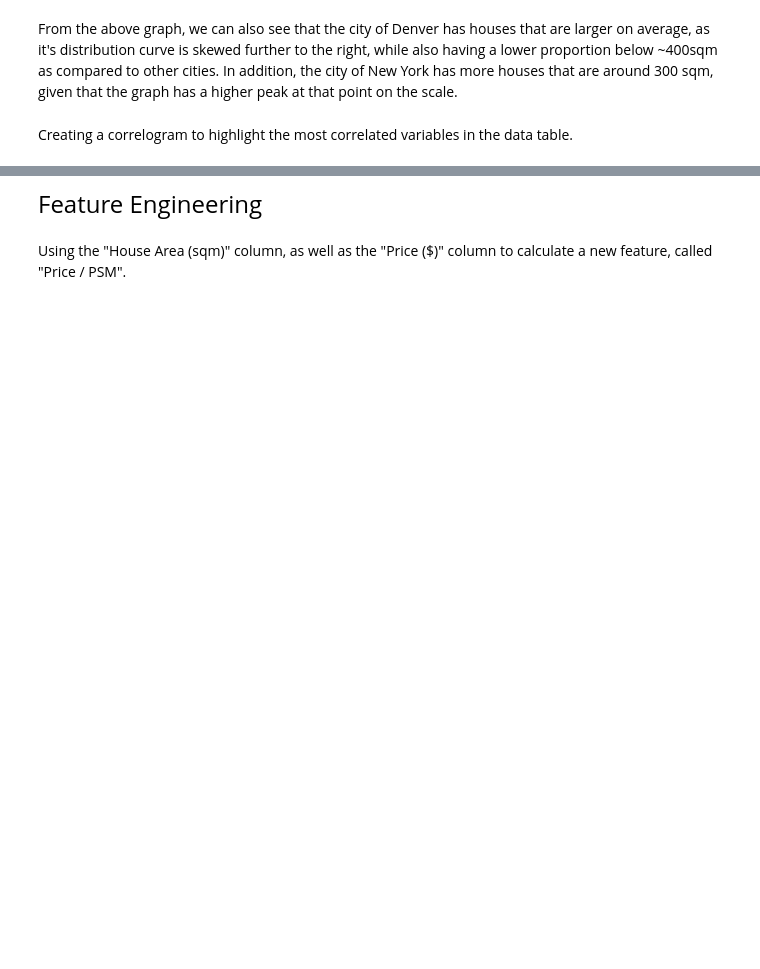
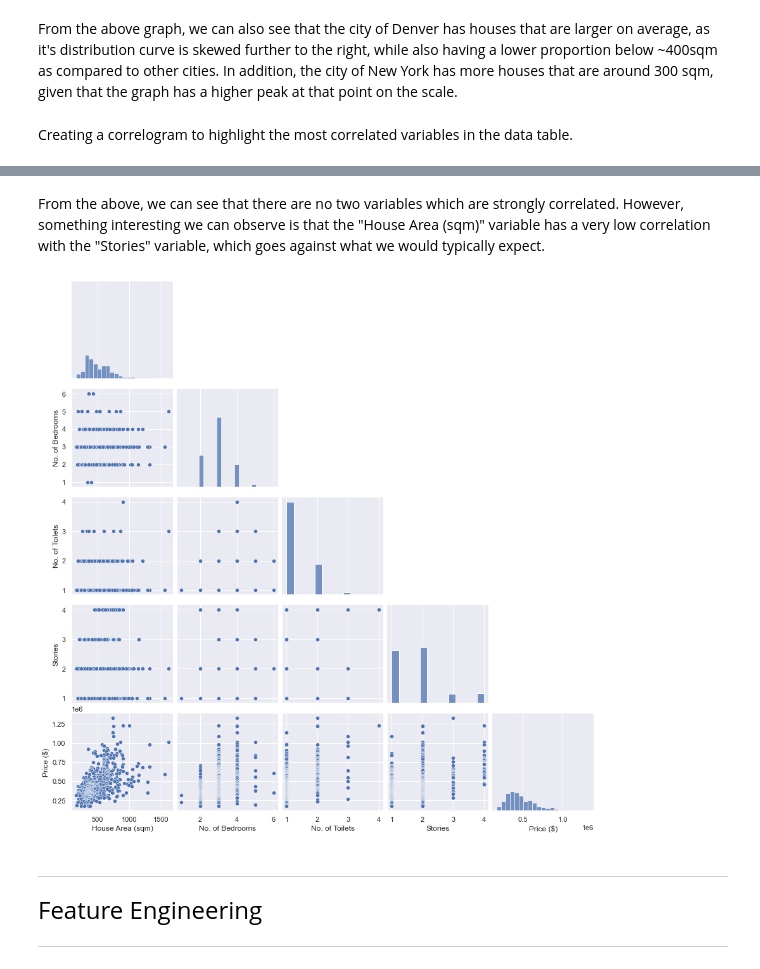
Before and after one commit to derpflections/AIML_CA1_Regression, a Jupyter notebook: index_regression.ipynb, the cells around one changed output, grey strips where cells are left out. Drawn from its saved outputs; the diff is of its cells as text; code cells hidden in the pictures; blank space fills up the shorter version.

```diff
--- a/index_regression.ipynb
+++ b/index_regression.ipynb
@@ -138,4 +202,11 @@ plt.show()
+# %% [markdown]
+From the above, we can see that there are no two variables which are strongly correlated. However, something interesting we can observe is that the "House Area (sqm)" variable has a very low correlation with the "Stories" variable, which goes against what we would typically expect.
+# %%
+sns.pairplot(eda_data.drop(columns=['House ID']), corner = True)
+plt.show()
+# %% [output]
+[figure, added]
 # %% [markdown]
+<hr>
 <font size = 5>Feature Engineering</font>
+<hr>
-# %% [markdown]
-Using the "House Area (sqm)" column, as well as the "Price ($)" column to calculate a new feature, called "Price / PSM".
```
Also changed, not shown: parts of 46 cells of this notebook.
